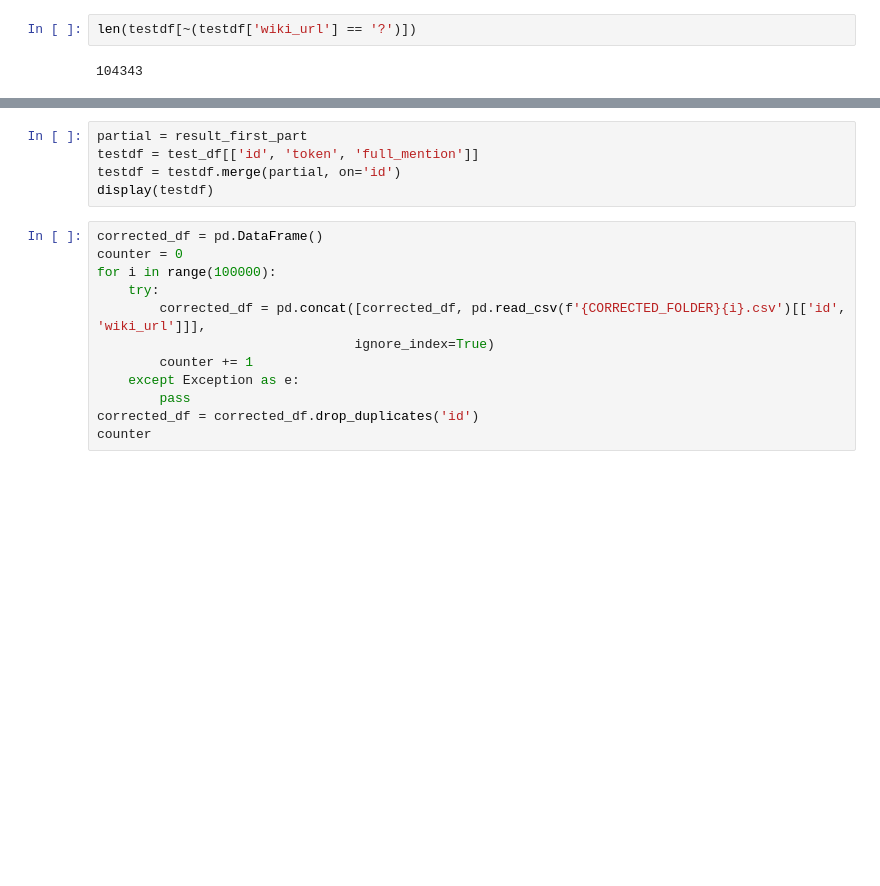
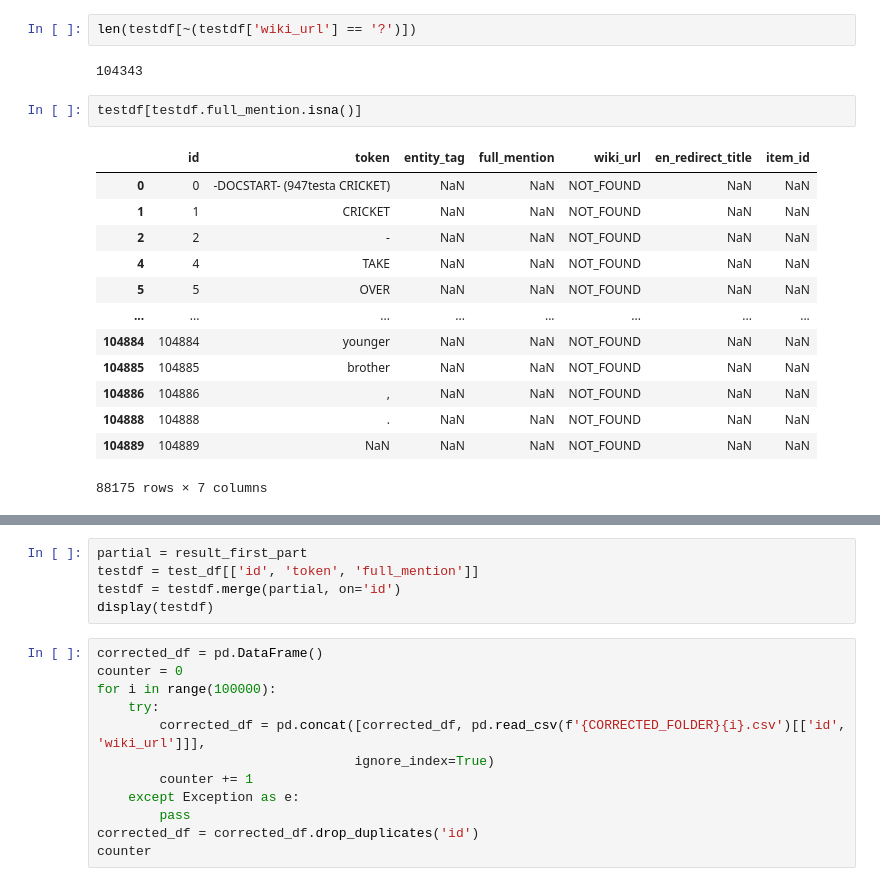
Before and after one commit to DIS-InfoExplorers/Project-3, a Jupyter notebook: run.ipynb, the cells around one changed output, grey strips where cells are left out. Drawn from its saved outputs; the diff is of its cells as text; blank space fills up the shorter version.

```diff
--- a/run.ipynb
+++ b/run.ipynb
@@ -577,3 +599,19 @@ testdf['full_mention'] = testdf['full_mention'].str.lower()
 len(testdf[~(testdf['wiki_url'] == '?')])
 # %% [output]
 104343
+# %%
+testdf[testdf.full_mention.isna()]
+# %% [output]
+|  | id | token | entity_tag | full_mention | wiki_url | en_redirect_title | item_id |
+| 0 | 0 | -DOCSTART- (947testa CRICKET) | NaN | NaN | NOT_FOUND | NaN | NaN |
+| 1 | 1 | CRICKET | NaN | NaN | NOT_FOUND | NaN | NaN |
+| 2 | 2 | - | NaN | NaN | NOT_FOUND | NaN | NaN |
+| 4 | 4 | TAKE | NaN | NaN | NOT_FOUND | NaN | NaN |
+| 5 | 5 | OVER | NaN | NaN | NOT_FOUND | NaN | NaN |
+| ... | ... | ... | ... | ... | ... | ... | ... |
+| 104884 | 104884 | younger | NaN | NaN | NOT_FOUND | NaN | NaN |
+| 104885 | 104885 | brother | NaN | NaN | NOT_FOUND | NaN | NaN |
+| 104886 | 104886 | , | NaN | NaN | NOT_FOUND | NaN | NaN |
+| 104888 | 104888 | . | NaN | NaN | NOT_FOUND | NaN | NaN |
+| 104889 | 104889 | NaN | NaN | NaN | NOT_FOUND | NaN | NaN |
+88175 rows × 7 columns
```
Also changed, not shown: parts of 12 cells of this notebook.
